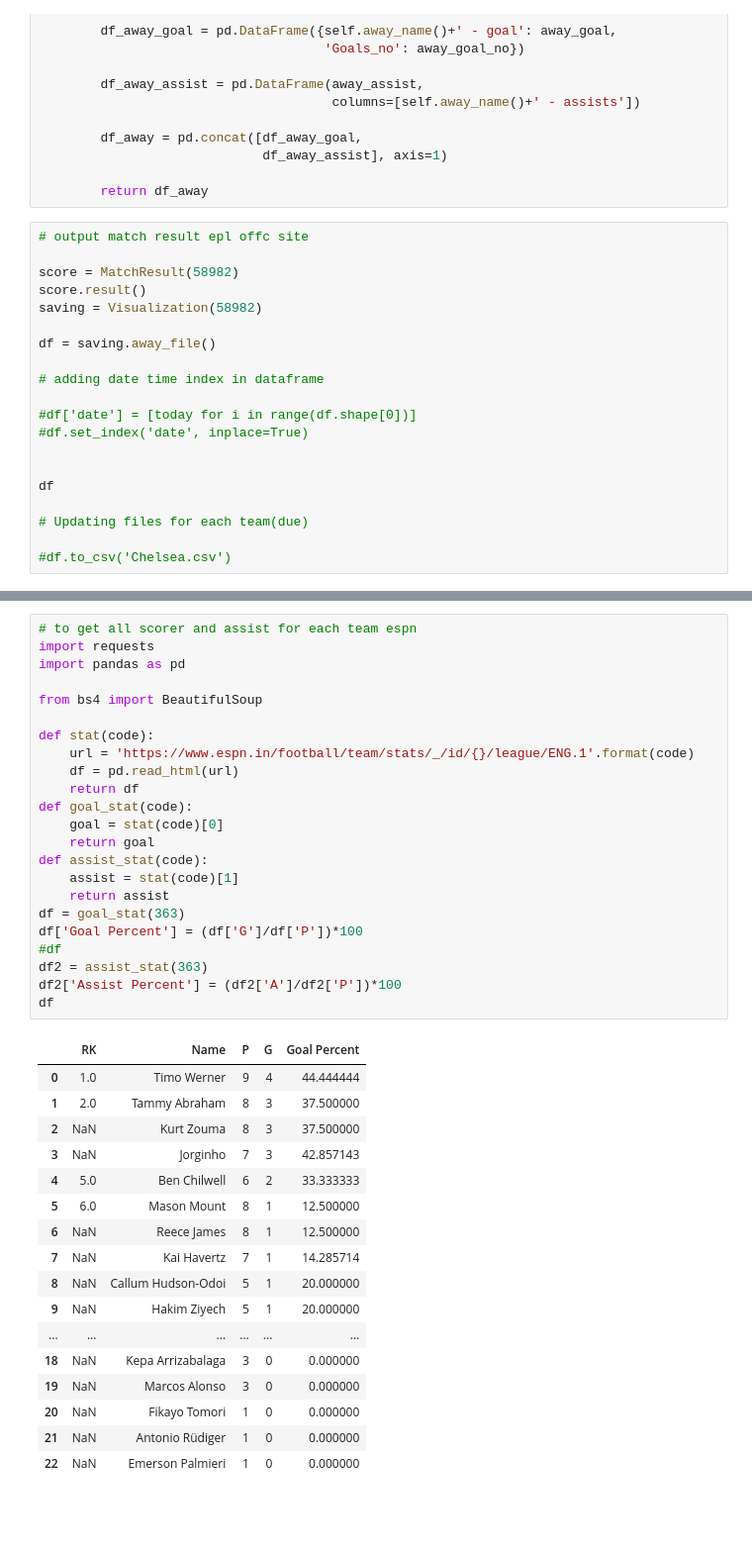
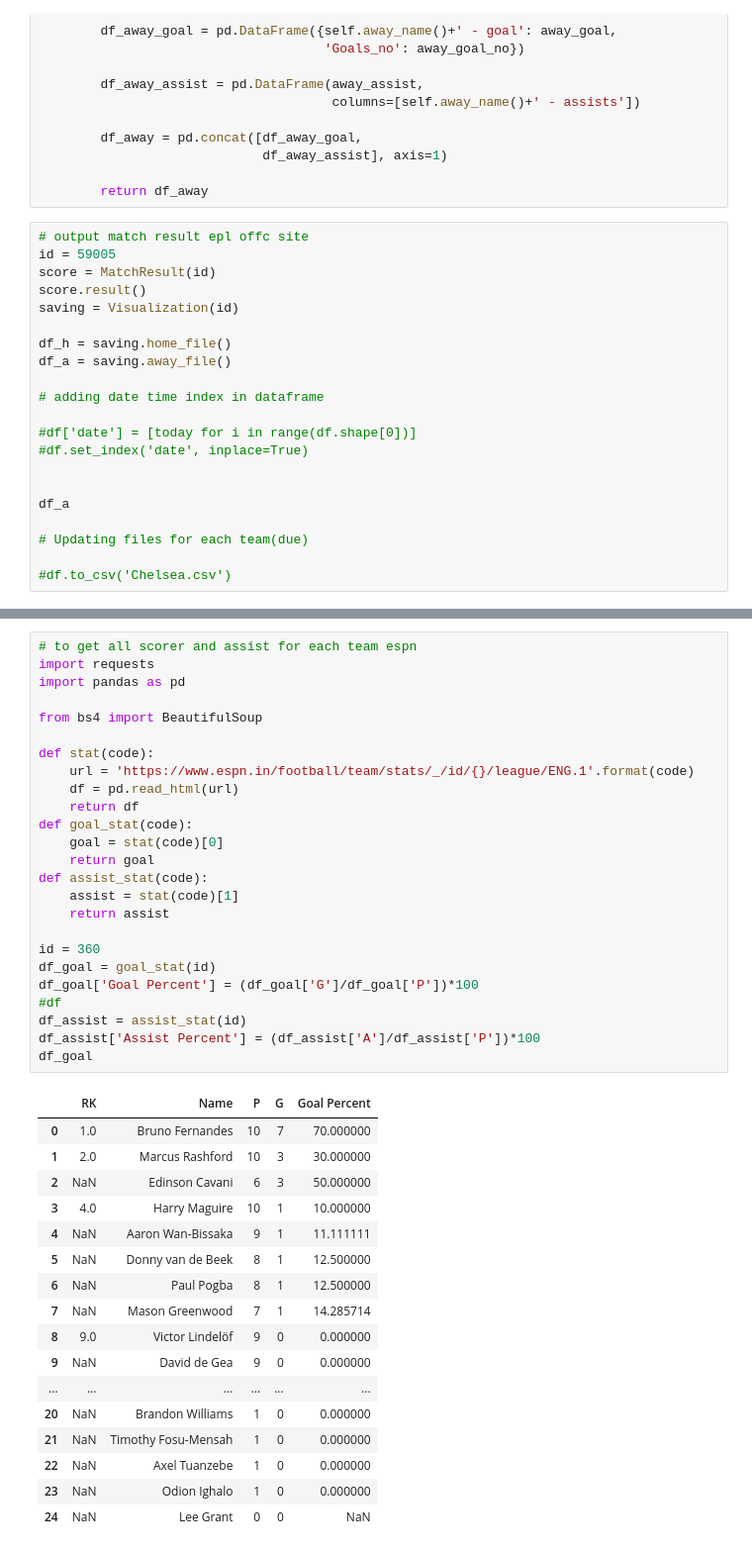
Before and after one commit to Avijit-Kar/Projects, a Jupyter notebook: Football Api.ipynb, the cells around one changed output, grey strips where cells are left out. Shown at 99% size. Drawn from its saved outputs; the diff is of its cells as text; blank space fills up the shorter version.

```diff
--- a/Football Api.ipynb
+++ b/Football Api.ipynb
@@ -304,12 +304,13 @@ class Visualization(HomeTeam, AwayTeam):
         return df_away
 # %%
 # output match result epl offc site
+id = 59005
+score = MatchResult(id)
+score.result()
+saving = Visualization(id)
 
-score = MatchResult(58982)
-score.result()
-saving = Visualization(58982)
-
-df = saving.away_file()
+df_h = saving.home_file()
+df_a = saving.away_file()
 
 # adding date time index in dataframe
 
@@ -317,7 +318,7 @@ df = saving.away_file()
 #df.set_index('date', inplace=True)
 
 
-df
+df_a
 
 # Updating files for each team(due)
 
@@ -410,41 +440,43 @@ else:
 # %%
 # to get all scorer and assist for each team espn
 import requests
 import pandas as pd
 
 from bs4 import BeautifulSoup
 
 def stat(code):
     url = 'https://www.espn.in/football/team/stats/_/id/{}/league/ENG.1'.format(code)
     df = pd.read_html(url)
     return df
 def goal_stat(code):
     goal = stat(code)[0]
     return goal
 def assist_stat(code):
     assist = stat(code)[1]
     return assist
-df = goal_stat(363)
-df['Goal Percent'] = (df['G']/df['P'])*100
+
+id = 360
+df_goal = goal_stat(id)
+df_goal['Goal Percent'] = (df_goal['G']/df_goal['P'])*100
 #df
-df2 = assist_stat(363)
-df2['Assist Percent'] = (df2['A']/df2['P'])*100
-df
+df_assist = assist_stat(id)
+df_assist['Assist Percent'] = (df_assist['A']/df_assist['P'])*100
+df_goal
 # %% [output]
 |  | RK | Name | P | G | Goal Percent |
-| 0 | 1.0 | Timo Werner | 9 | 4 | 44.444444 |
-| 1 | 2.0 | Tammy Abraham | 8 | 3 | 37.500000 |
-| 2 | NaN | Kurt Zouma | 8 | 3 | 37.500000 |
-| 3 | NaN | Jorginho | 7 | 3 | 42.857143 |
-| 4 | 5.0 | Ben Chilwell | 6 | 2 | 33.333333 |
-| 5 | 6.0 | Mason Mount | 8 | 1 | 12.500000 |
-| 6 | NaN | Reece James | 8 | 1 | 12.500000 |
-| 7 | NaN | Kai Havertz | 7 | 1 | 14.285714 |
-| 8 | NaN | Callum Hudson-Odoi | 5 | 1 | 20.000000 |
-| 9 | NaN | Hakim Ziyech | 5 | 1 | 20.000000 |
+| 0 | 1.0 | Bruno Fernandes | 10 | 7 | 70.000000 |
+| 1 | 2.0 | Marcus Rashford | 10 | 3 | 30.000000 |
+| 2 | NaN | Edinson Cavani | 6 | 3 | 50.000000 |
+| 3 | 4.0 | Harry Maguire | 10 | 1 | 10.000000 |
+| 4 | NaN | Aaron Wan-Bissaka | 9 | 1 | 11.111111 |
+| 5 | NaN | Donny van de Beek | 8 | 1 | 12.500000 |
+| 6 | NaN | Paul Pogba | 8 | 1 | 12.500000 |
+| 7 | NaN | Mason Greenwood | 7 | 1 | 14.285714 |
+| 8 | 9.0 | Victor Lindelöf | 9 | 0 | 0.000000 |
+| 9 | NaN | David de Gea | 9 | 0 | 0.000000 |
 | ... | ... | ... | ... | ... | ... |
-| 18 | NaN | Kepa Arrizabalaga | 3 | 0 | 0.000000 |
-| 19 | NaN | Marcos Alonso | 3 | 0 | 0.000000 |
-| 20 | NaN | Fikayo Tomori | 1 | 0 | 0.000000 |
-| 21 | NaN | Antonio Rüdiger | 1 | 0 | 0.000000 |
-| 22 | NaN | Emerson Palmieri | 1 | 0 | 0.000000 |
+| 20 | NaN | Brandon Williams | 1 | 0 | 0.000000 |
+| 21 | NaN | Timothy Fosu-Mensah | 1 | 0 | 0.000000 |
+| 22 | NaN | Axel Tuanzebe | 1 | 0 | 0.000000 |
+| 23 | NaN | Odion Ighalo | 1 | 0 | 0.000000 |
+| 24 | NaN | Lee Grant | 0 | 0 | NaN |
```
Also changed, not shown: parts of 13 cells of this notebook.
